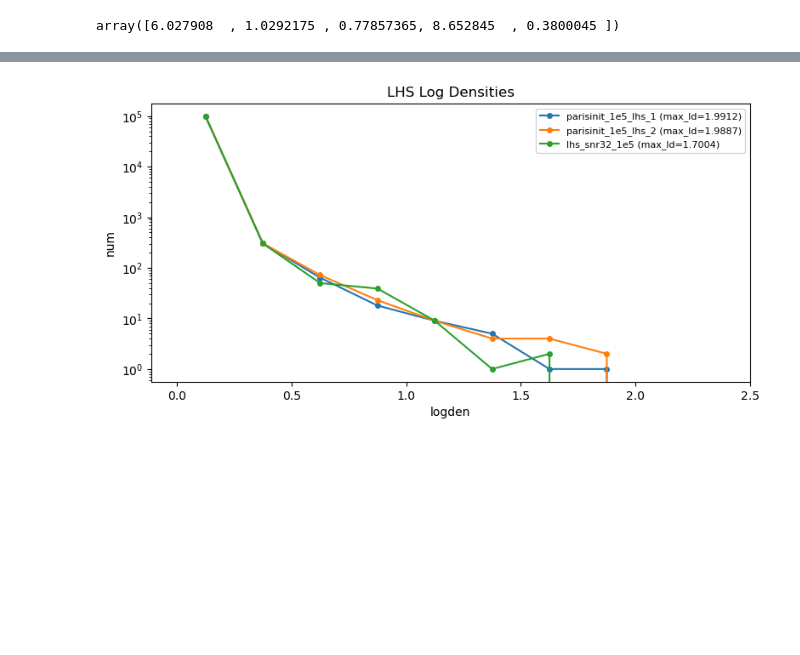
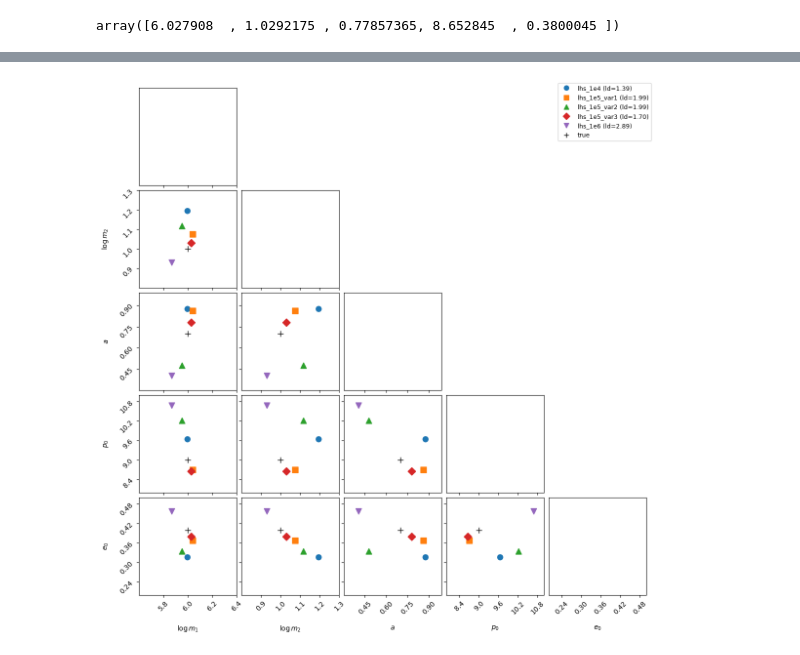
Before and after one commit to verasha/emri_search, a Jupyter notebook: work/search/study/parisinit_lhs.ipynb, the cells around one changed output, grey strips where cells are left out. Saved outputs shown, nothing was run; the diff lists cells and outputs as text; code cells hidden in the pictures; blank space fills up the shorter version.

```diff
--- a/work/search/study/parisinit_lhs.ipynb
+++ b/work/search/study/parisinit_lhs.ipynb
@@ -349,21 +324,53 @@ plt.show()
-# %%
-fig, ax = plt.subplots(figsize=(8, 4))
-
-bins_arr = np.array(bins)
-bin_centers = (bins_arr[:-1] + bins_arr[1:]) / 2
-
-for name, ld in datasets.items():
-    counts, _ = np.histogram(ld, bins=bins)
-    ax.plot(bin_centers, counts, marker='o', markersize=4, linewidth=1.5,
-            label=f'{name} (max_ld={ld.max():.4f})')
-
-ax.set_yscale('log')
-ax.set_xlabel('logden')
-ax.set_ylabel('num')
-ax.legend(fontsize=8)
-plt.xlim(None, 2.5)
-plt.tight_layout()
-plt.title('LHS Log Densities')
-plt.show()
-# %% [output]
-[figure, removed]
+# %%
+ranges = [
+    (5.6, 6.4),
+    (0.8, 1.3),
+    (0.3, 0.99),
+    (8.0, 11.0),
+    (0.2, 0.5),
+]
+labels = [r'$\log m_1$', r'$\log m_2$', r'$a$', r'$p_0$', r'$e_0$']
+# %%
+import corner
+ndim=5
+plot_points = {
+    'lhs_1e4': lhs_1e4,
+    'lhs_1e5_var1': lhs_1e5_1,
+    'lhs_1e5_var2': lhs_1e5_2,
+    'lhs_1e5_var3': lhs_1e5,
+    'lhs_1e6': lhs_1e6,
+    'true':    np.array(param_true),
+}
+colors  = ['C0', 'C1', 'C2', 'C3', 'C4', 'black']
+markers = ['o',  's',  '^',  'D',  'v',  '+']
+mlds    = [np.max(_logden_1e4), np.max(_logden_1e5_1), np.max(_logden_1e5_2),
+           np.max(_logden_1e5), np.max(_logden_1e6), None]
+
+lo = np.array([r[0] for r in ranges])
+hi = np.array([r[1] for r in ranges])
+all_pts_padded = np.vstack([np.array(list(plot_points.values())), lo, hi])
+
+fig = corner.corner(all_pts_padded, labels=labels, show_titles=False,
+                    plot_datapoints=False, plot_density=False,
+                    plot_contours=False, ranges=ranges,
+                    hist_kwargs=dict(alpha=0))
+
+for (name, pt), c, mk in zip(plot_points.items(), colors, markers):
+    corner.overplot_points(fig, pt.reshape(1, -1), color=c, marker=mk, ms=8)
+
+axes = np.array(fig.axes).reshape((ndim, ndim))
+for row in range(ndim):
+    for col in range(ndim):
+        if col <= row:
+            axes[row, col].set_xlim(ranges[col])
+        if col < row:
+            axes[row, col].set_ylim(ranges[row])
+
+from matplotlib.lines import Line2D
+handles = [Line2D([0],[0], color=c, marker=mk, ls='', ms=7,
+                  label=f"{name} (ld={ld:.2f})" if ld else name)
+           for (name, _), c, mk, ld in zip(plot_points.items(), colors, markers, mlds)]
+fig.legend(handles=handles, loc='upper right', bbox_to_anchor=(0.98, 0.98), fontsize=9)
+plt.show()
+# %% [output]
+[figure, added]
```
Also changed, not shown: parts of 11 cells of this notebook, 49 other files.
